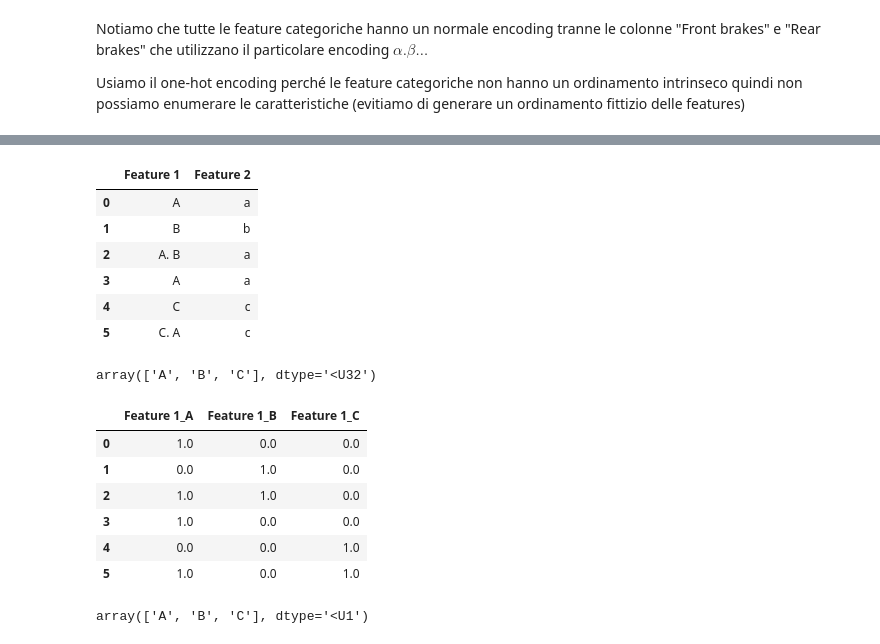
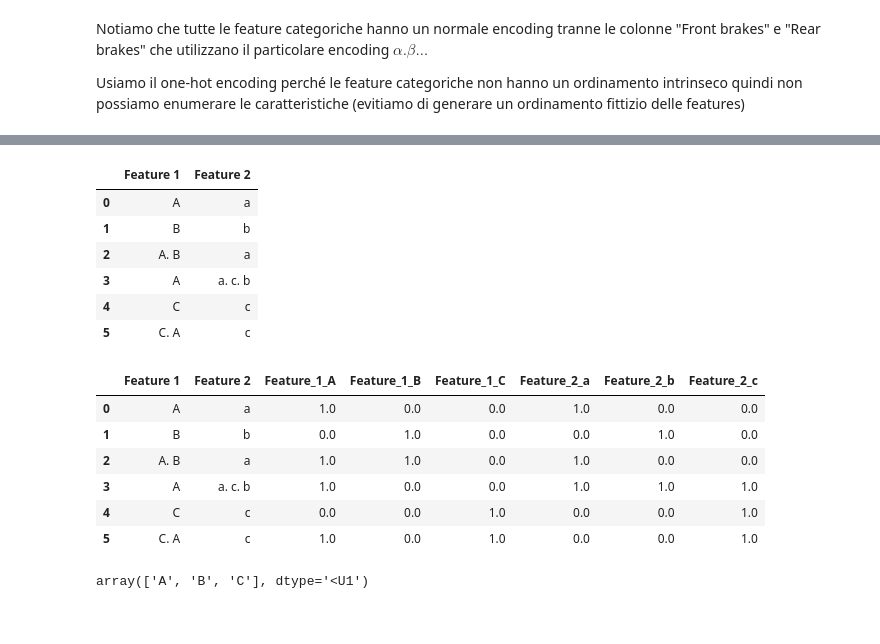
Before and after one commit to giulionenna/GrassiNenna_HWpca, a Jupyter notebook: GrassiNenna_HWpca.ipynb, the cells around one changed output, grey strips where cells are left out. Cells and saved outputs as stored; diff of their text form; code cells hidden in the pictures.

Commit message:
implementato smart onehot ma c'è ancora un problema da indagare

```diff
--- a/GrassiNenna_HWpca.ipynb
+++ b/GrassiNenna_HWpca.ipynb
@@ -195,52 +253,58 @@ for col in workdf.iloc[:, 5:].columns:
 # %%
 ## TEST DI ENCODING PARTICOLARE  SMART ONE-HOT##
 
 test = pd.DataFrame(
     {
         "Feature 1": ['A', 'B', 'A. B', 'A', 'C', 'C. A'],
-        "Feature 2": ['a', 'b', 'a', 'a', 'c', 'c']
+        "Feature 2": ['a', 'b', 'a', 'a. c. b', 'c', 'c']
     }
 )
 display(test)
 
 
-categories = test['Feature 1'].unique()
-categories_unique = np.array([])
-for c in categories:
-    for k in c.split('. '):
-        categories_unique = np.append(categories_unique, k)
-categories_unique = np.unique(categories_unique)
-display(categories_unique) #un array delle categorie uniche
+# categories = test['Feature 1'].unique()
+# categories_unique = np.array([])
+# for c in categories:
+#     for k in c.split('. '):
+#         categories_unique = np.append(categories_unique, k)
+# categories_unique = np.unique(categories_unique)
+# display(categories_unique) #un array delle categorie uniche
 
-enc_matrix = np.zeros([len(test), len(categories_unique)])
-enc_df = pd.DataFrame(enc_matrix, columns=['Feature 1_'+c for c in categories_unique])
+# enc_matrix = np.zeros([len(test), len(categories_unique)])
+# enc_df = pd.DataFrame(enc_matrix, columns=['Feature 1_'+c for c in categories_unique])
 
 
-i = 0
-for r in test['Feature 1']:# for each row of the colum we are encoding
-    for category in r.split('. '): #for each category we find inside the row
-        enc_df.loc[i].at['Feature 1_'+category] = 1 #put to 1 the corresponding value in the encoding matrix
-    i = i+1
+# i = 0
+# for r in test['Feature 1']:# for each row of the colum we are encoding
+#     for category in r.split('. '): #for each category we find inside the row
+#         enc_df.loc[i].at['Feature 1_'+category] = 1 #put to 1 the corresponding value in the encoding matrix
+#     i = i+1
 
-display(enc_df)
+# display(enc_df)
 
-#enc_df contiene l'encoding della colonna 'feature 1'
+# #enc_df contiene l'encoding della colonna 'feature 1'
+test_enc = test.iloc[:,:]
+tmp = smart_onehot(test['Feature 1'], 'Feature_1', '. ')
+test_enc = test_enc.join(tmp)
+
+tmp = smart_onehot(test['Feature 2'], 'Feature_2', '. ')
+test_enc = test_enc.join(tmp)
+display(test_enc)
 # %% [output]
 |  | Feature 1 | Feature 2 |
 | 0 | A | a |
 | 1 | B | b |
 | 2 | A. B | a |
-| 3 | A | a |
+| 3 | A | a. c. b |
 | 4 | C | c |
 | 5 | C. A | c |
-array(['A', 'B', 'C'], dtype='<U32')
-|  | Feature 1_A | Feature 1_B | Feature 1_C |
-| 0 | 1.0 | 0.0 | 0.0 |
-| 1 | 0.0 | 1.0 | 0.0 |
-| 2 | 1.0 | 1.0 | 0.0 |
-| 3 | 1.0 | 0.0 | 0.0 |
-| 4 | 0.0 | 0.0 | 1.0 |
-| 5 | 1.0 | 0.0 | 1.0 |
+|  | Feature 1 | Feature 2 | Feature_1_A | Feature_1_B | Feature_1_C | Feature_2_a | Feature_2_b | Feature_2_c |
+| 0 | A | a | 1.0 | 0.0 | 0.0 | 1.0 | 0.0 | 0.0 |
+| 1 | B | b | 0.0 | 1.0 | 0.0 | 0.0 | 1.0 | 0.0 |
+| 2 | A. B | a | 1.0 | 1.0 | 0.0 | 1.0 | 0.0 | 0.0 |
+| 3 | A | a. c. b | 1.0 | 0.0 | 0.0 | 1.0 | 1.0 | 1.0 |
+| 4 | C | c | 0.0 | 0.0 | 1.0 | 0.0 | 0.0 | 1.0 |
+| 5 | C. A | c | 1.0 | 0.0 | 1.0 | 0.0 | 0.0 | 1.0 |
 # %%
 
 np.array(['A', 'B', 'C']).T
```
Also changed, not shown: parts of 3 cells of this notebook, 1 other file.
